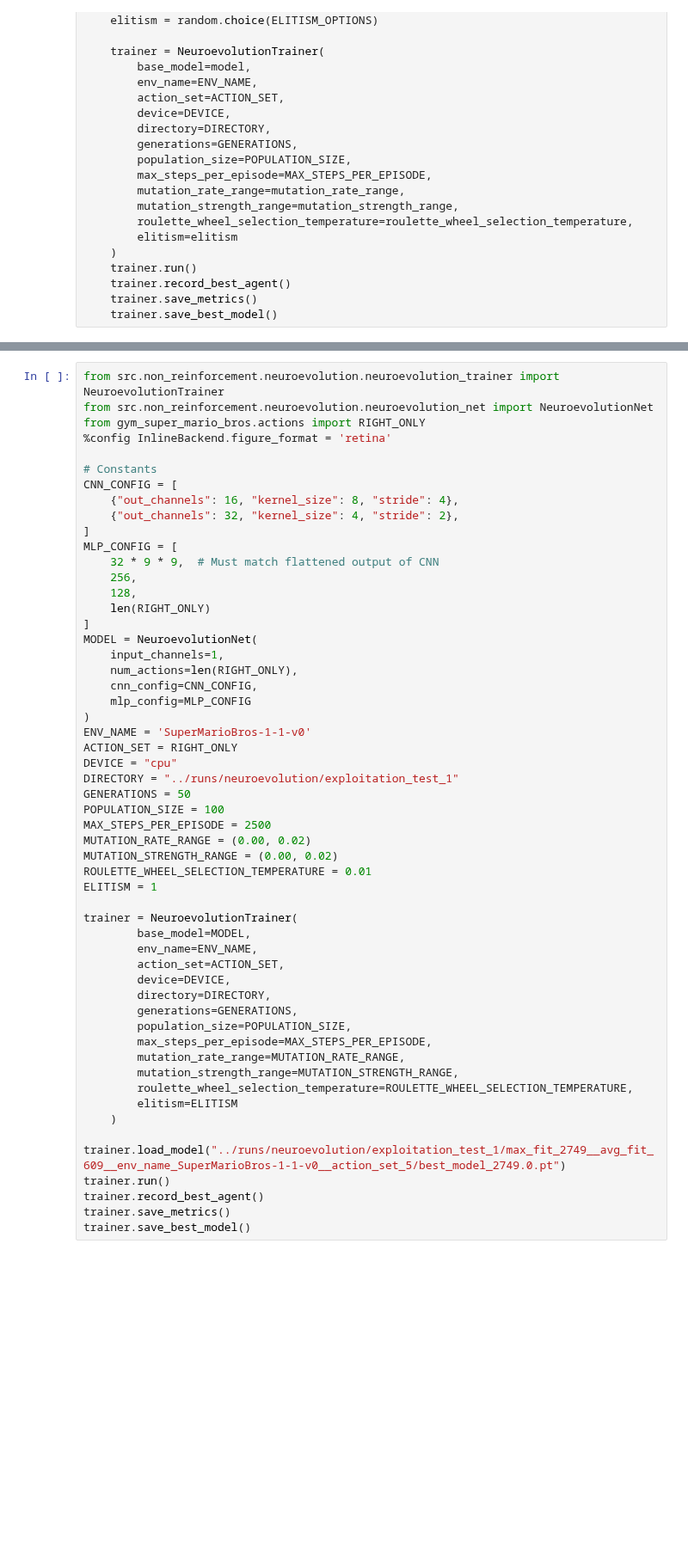
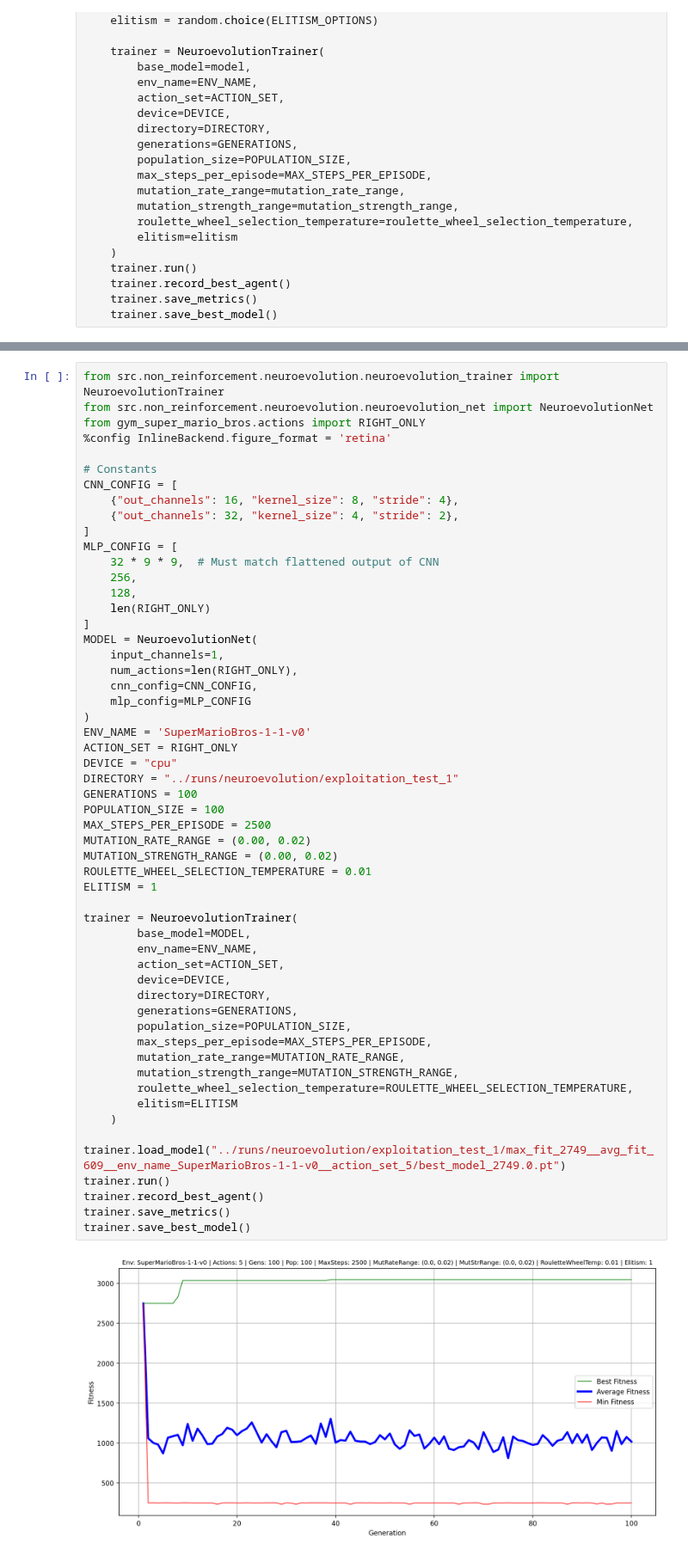
Before and after one commit to BjarneThomzik/SuperMarioReinforcementLearningProject, a Jupyter notebook: notebooks/neuroevolution.ipynb, the cells around one changed output, grey strips where cells are left out. Shown at 86% size. Saved outputs shown, nothing was run; the diff lists cells and outputs as text; blank space fills up the shorter version.

```diff
--- a/notebooks/neuroevolution.ipynb
+++ b/notebooks/neuroevolution.ipynb
@@ -211,31 +212,33 @@ ENV_NAME = 'SuperMarioBros-1-1-v0'
 ACTION_SET = RIGHT_ONLY
 DEVICE = "cpu"
 DIRECTORY = "../runs/neuroevolution/exploitation_test_1"
-GENERATIONS = 50
+GENERATIONS = 100
 POPULATION_SIZE = 100
 MAX_STEPS_PER_EPISODE = 2500
 MUTATION_RATE_RANGE = (0.00, 0.02)
 MUTATION_STRENGTH_RANGE = (0.00, 0.02)
 ROULETTE_WHEEL_SELECTION_TEMPERATURE = 0.01
 ELITISM = 1
 
 trainer = NeuroevolutionTrainer(
         base_model=MODEL,
         env_name=ENV_NAME,
         action_set=ACTION_SET,
         device=DEVICE,
         directory=DIRECTORY,
         generations=GENERATIONS,
         population_size=POPULATION_SIZE,
         max_steps_per_episode=MAX_STEPS_PER_EPISODE,
         mutation_rate_range=MUTATION_RATE_RANGE,
         mutation_strength_range=MUTATION_STRENGTH_RANGE,
         roulette_wheel_selection_temperature=ROULETTE_WHEEL_SELECTION_TEMPERATURE,
         elitism=ELITISM
     )
 
 trainer.load_model("../runs/neuroevolution/exploitation_test_1/max_fit_2749__avg_fit_609__env_name_SuperMarioBros-1-1-v0__action_set_5/best_model_2749.0.pt")
 trainer.run()
 trainer.record_best_agent()
 trainer.save_metrics()
 trainer.save_best_model()
+# %% [output]
+[figure, added]
```
Also changed, not shown: parts of 2 cells of this notebook, 3 other files.
